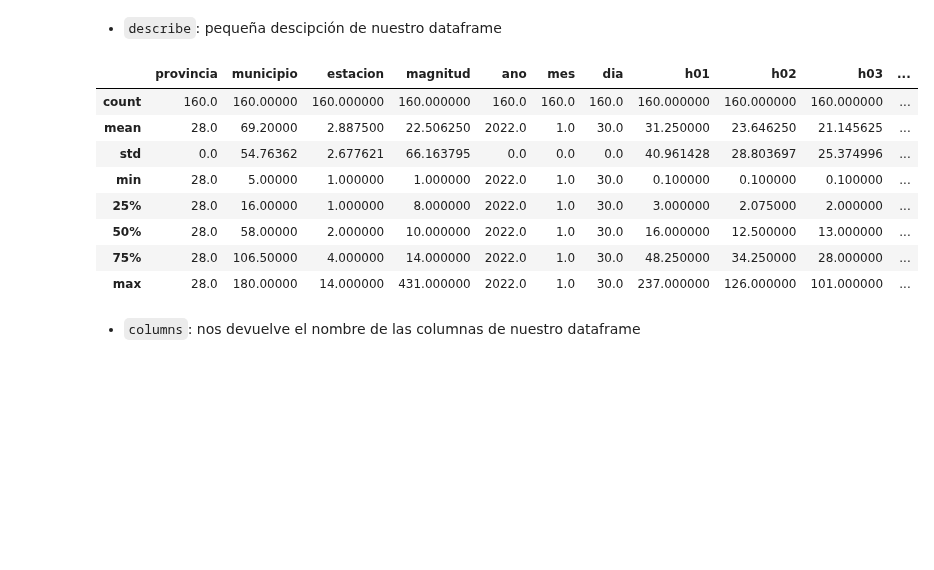
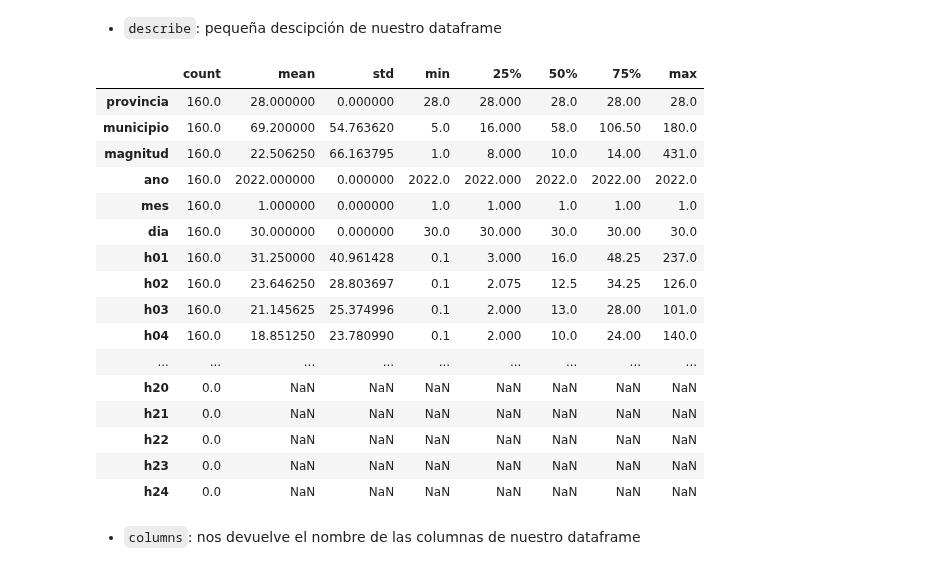
Before and after one commit to Ironhack-Part-Time-Enero2022/apuntes-clases, a Jupyter notebook: semana-4/4.1-Intro_Pandas.ipynb, the cells around one changed output. Saved outputs shown, nothing was run; the diff lists cells and outputs as text; code cells hidden in the pictures; blank space fills up the shorter version.

```diff
--- a/semana-4/4.1-Intro_Pandas.ipynb
+++ b/semana-4/4.1-Intro_Pandas.ipynb
@@ -466,4 +431,6 @@ v24                object
 dtype: object
 # %% [markdown]
 - `astype`: convierte el tipo de una columna al especificado.
+# %%
+df_csv.estacion = df_csv.estacion.astype(dtype = "str")
 # %%
@@ -538,17 +492,25 @@ df_csv.size
 # %% [markdown]
 - `describe`: pequeña descipción de nuestro dataframe
 # %%
-df_csv.describe()
+df_csv.describe().T
 # %% [output]
-|  | provincia | municipio | estacion | magnitud | ano | mes | dia | h01 | h02 | h03 | ... |
-| count | 160.0 | 160.00000 | 160.000000 | 160.000000 | 160.0 | 160.0 | 160.0 | 160.000000 | 160.000000 | 160.000000 | ... |
-| mean | 28.0 | 69.20000 | 2.887500 | 22.506250 | 2022.0 | 1.0 | 30.0 | 31.250000 | 23.646250 | 21.145625 | ... |
-| std | 0.0 | 54.76362 | 2.677621 | 66.163795 | 0.0 | 0.0 | 0.0 | 40.961428 | 28.803697 | 25.374996 | ... |
-| min | 28.0 | 5.00000 | 1.000000 | 1.000000 | 2022.0 | 1.0 | 30.0 | 0.100000 | 0.100000 | 0.100000 | ... |
-| 25% | 28.0 | 16.00000 | 1.000000 | 8.000000 | 2022.0 | 1.0 | 30.0 | 3.000000 | 2.075000 | 2.000000 | ... |
-| 50% | 28.0 | 58.00000 | 2.000000 | 10.000000 | 2022.0 | 1.0 | 30.0 | 16.000000 | 12.500000 | 13.000000 | ... |
-| 75% | 28.0 | 106.50000 | 4.000000 | 14.000000 | 2022.0 | 1.0 | 30.0 | 48.250000 | 34.250000 | 28.000000 | ... |
-| max | 28.0 | 180.00000 | 14.000000 | 431.000000 | 2022.0 | 1.0 | 30.0 | 237.000000 | 126.000000 | 101.000000 | ... |
+|  | count | mean | std | min | 25% | 50% | 75% | max |
+| provincia | 160.0 | 28.000000 | 0.000000 | 28.0 | 28.000 | 28.0 | 28.00 | 28.0 |
+| municipio | 160.0 | 69.200000 | 54.763620 | 5.0 | 16.000 | 58.0 | 106.50 | 180.0 |
+| magnitud | 160.0 | 22.506250 | 66.163795 | 1.0 | 8.000 | 10.0 | 14.00 | 431.0 |
+| ano | 160.0 | 2022.000000 | 0.000000 | 2022.0 | 2022.000 | 2022.0 | 2022.00 | 2022.0 |
+| mes | 160.0 | 1.000000 | 0.000000 | 1.0 | 1.000 | 1.0 | 1.00 | 1.0 |
+| dia | 160.0 | 30.000000 | 0.000000 | 30.0 | 30.000 | 30.0 | 30.00 | 30.0 |
+| h01 | 160.0 | 31.250000 | 40.961428 | 0.1 | 3.000 | 16.0 | 48.25 | 237.0 |
+| h02 | 160.0 | 23.646250 | 28.803697 | 0.1 | 2.075 | 12.5 | 34.25 | 126.0 |
+| h03 | 160.0 | 21.145625 | 25.374996 | 0.1 | 2.000 | 13.0 | 28.00 | 101.0 |
+| h04 | 160.0 | 18.851250 | 23.780990 | 0.1 | 2.000 | 10.0 | 24.00 | 140.0 |
+| ... | ... | ... | ... | ... | ... | ... | ... | ... |
+| h20 | 0.0 | NaN | NaN | NaN | NaN | NaN | NaN | NaN |
+| h21 | 0.0 | NaN | NaN | NaN | NaN | NaN | NaN | NaN |
+| h22 | 0.0 | NaN | NaN | NaN | NaN | NaN | NaN | NaN |
+| h23 | 0.0 | NaN | NaN | NaN | NaN | NaN | NaN | NaN |
+| h24 | 0.0 | NaN | NaN | NaN | NaN | NaN | NaN | NaN |
 # %% [markdown]
 - `columns`: nos devuelve el nombre de las columnas de nuestro dataframe
 # %%
```
Also changed, not shown: parts of 79 cells of this notebook.
